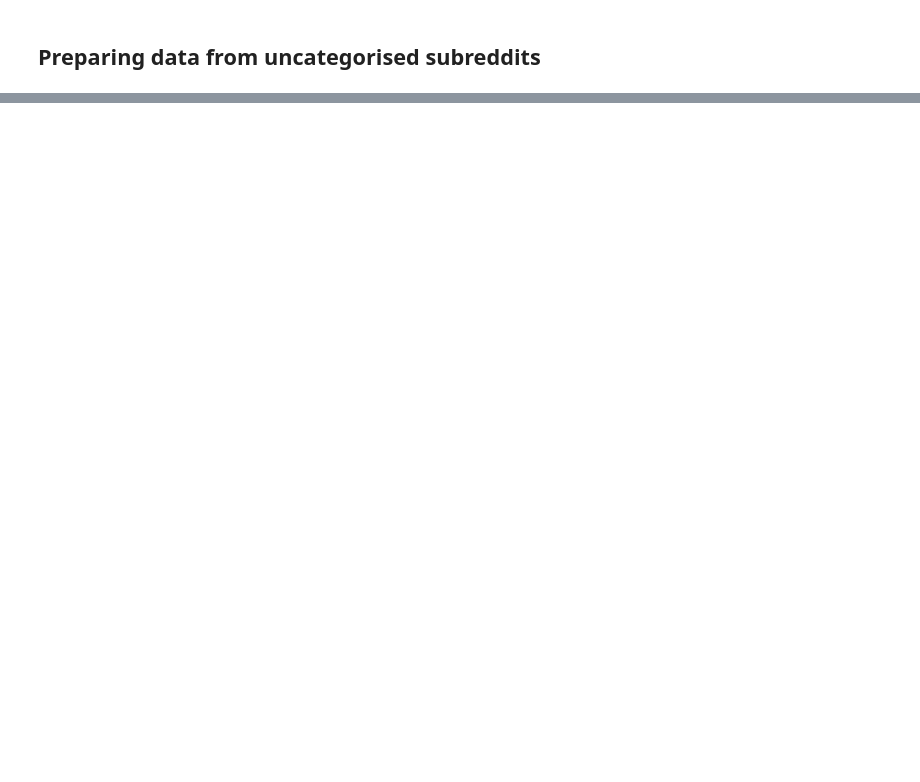
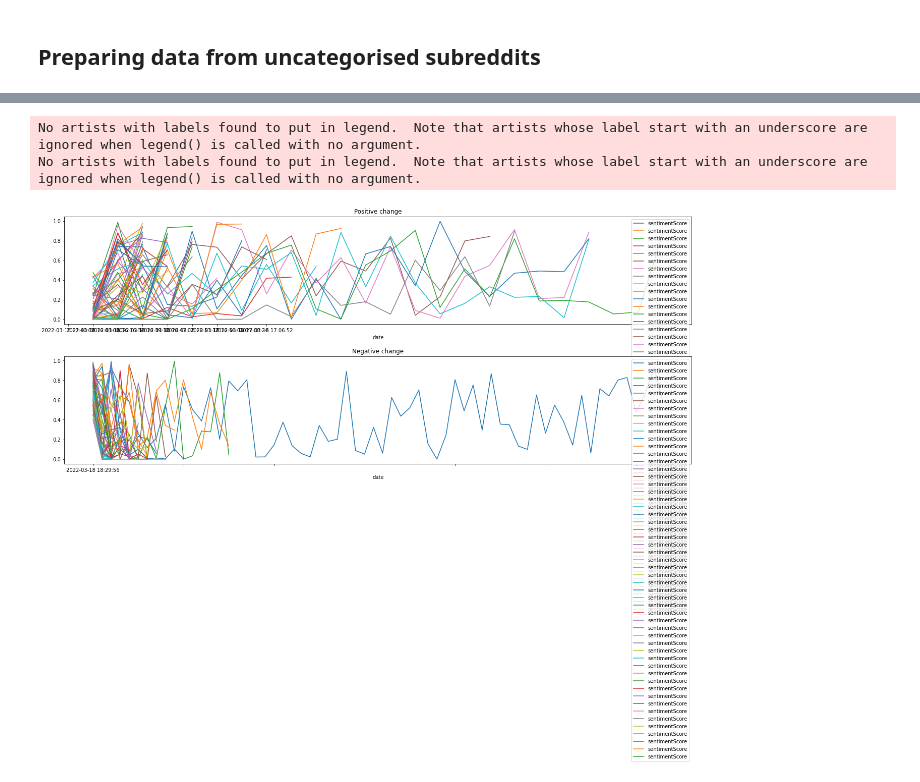
Before and after one commit to yipjunkai/1015_proj, a Jupyter notebook: proj.ipynb, the cells around one changed output, grey strips where cells are left out. Cells and saved outputs as stored; diff of their text form; code cells hidden in the pictures; blank space fills up the shorter version.

```diff
--- a/proj.ipynb
+++ b/proj.ipynb
@@ -528,0 +495,36 @@ hello(duplicatePosts, 4)
+# %%
+significantDiff = 0.4
+
+def hello(df, subset = 0):
+
+    fig, axs = subplots(2)
+    fig.tight_layout()
+
+    axs[0].set_title(f"Positive change")
+    axs[0].legend().set_visible(False)
+    axs[1].set_title(f"Negative change")
+    axs[1].legend().set_visible(False)
+
+    names = df.user_id.unique()
+
+    if subset > 0:
+        random.shuffle(names)
+        names = names[0:subset]
+
+    for name in names:
+        tina = df[df["user_id"] == name].sort_values("date")
+
+        diff = tina['sentimentScore'].iat[-1] - tina['sentimentScore'].iat[0]
+
+        if diff >= significantDiff:
+            tina.plot(x='date', y='sentimentScore', kind='line', figsize=(20,8), ax=axs[0])
+        elif diff <= -significantDiff:
+            tina.plot(x='date', y='sentimentScore', kind='line', figsize=(20,8), ax=axs[1])
+
+    show()
+
+hello(duplicatePostsTeenagersDF)
+# %% [output]
+No artists with labels found to put in legend.  Note that artists whose label start with an underscore are ignored when legend() is called with no argument.
+No artists with labels found to put in legend.  Note that artists whose label start with an underscore are ignored when legend() is called with no argument.
+[figure, added]
```
Also changed, not shown: parts of 24 cells of this notebook.
